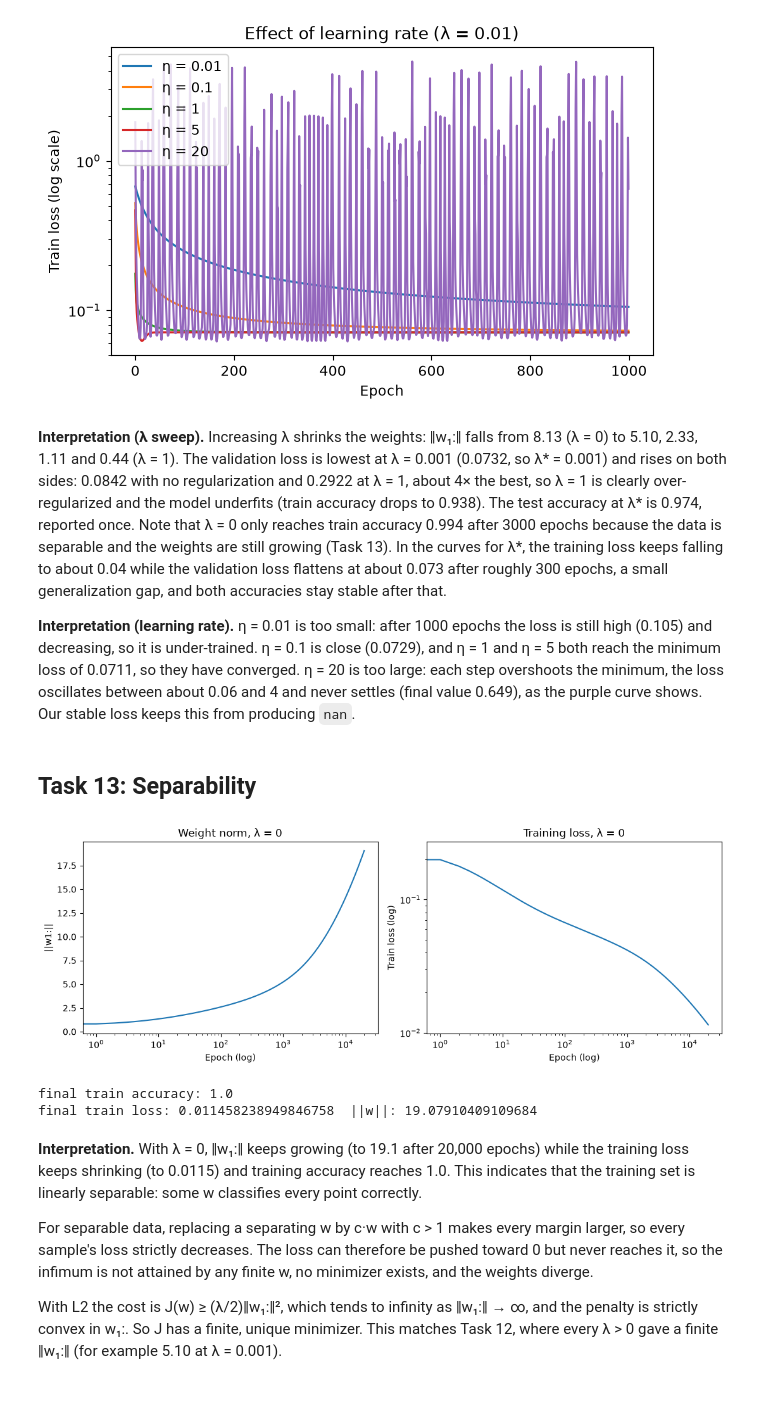
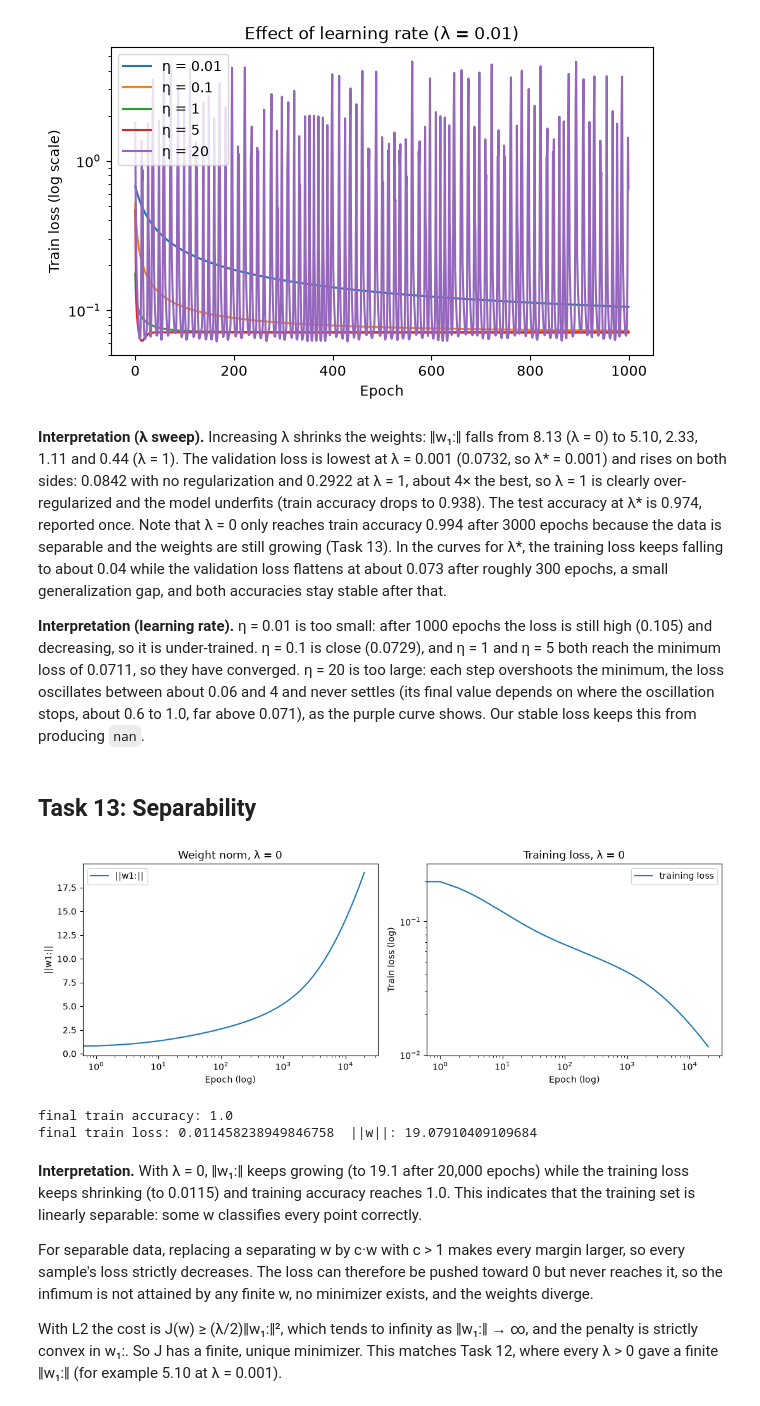
Before and after one commit to salmaselim77/intro-to-ml-assignment, a Jupyter notebook: assignment_2.ipynb, the cells around one changed output. Drawn from its saved outputs; the diff is of its cells as text; code cells hidden in the pictures.

```diff
--- a/assignment2.ipynb
+++ b/assignment_2.ipynb
@@ -448,7 +455,9 @@ def gradient_descent(X, y, eta, num_epochs, w_star):
         J_history[epoch] = compute_cost(X, y, w)
         dist_history[epoch] = np.linalg.norm(w - w_star) / np.linalg.norm(w_star)
 
-        if not np.isfinite(J_history[epoch]) or J_history[epoch] > 1e30: #diverged
+        if not np.isfinite(J_history[epoch]) or J_history[epoch] > 1e30:   # diverged
+            J_history[epoch + 1:] = np.inf
+            dist_history[epoch + 1:] = np.inf
             break
 
     return w, J_history, dist_history
@@ -540,7 +550,6 @@ for factor in [0.95, 1.05]:
     )
 
     if not np.isfinite(J_history[-1]) or J_history[-1] > 1e30:
-        J_history[epoch:] = np.inf; dist_history[epoch:] = np.inf
         print(f"eta = {eta:.4f}: Diverges")
     else:
         print(f"eta = {eta:.4f}: Converges")
@@ -1233,21 +1242,23 @@ test accuracy: 0.9736842105263158
 # %% [markdown]
 **Interpretation (λ sweep).** Increasing λ shrinks the weights: ‖w₁:‖ falls from 8.13 (λ = 0) to 5.10, 2.33, 1.11 and 0.44 (λ = 1). The validation loss is lowest at λ = 0.001 (0.0732, so λ* = 0.001) and rises on both sides: 0.0842 with no regularization and 0.2922 at λ = 1, about 4× the best, so λ = 1 is clearly over-regularized and the model underfits (train accuracy drops to 0.938). The test accuracy at λ* is 0.974, reported once. Note that λ = 0 only reaches train accuracy 0.994 after 3000 epochs because the data is separable and the weights are still growing (Task 13). In the curves for λ*, the training loss keeps falling to about 0.04 while the validation loss flattens at about 0.073 after roughly 300 epochs, a small generalization gap, and both accuracies stay stable after that.
 
-**Interpretation (learning rate).** η = 0.01 is too small: after 1000 epochs the loss is still high (0.105) and decreasing, so it is under-trained. η = 0.1 is close (0.0729), and η = 1 and η = 5 both reach the minimum loss of 0.0711, so they have converged. η = 20 is too large: each step overshoots the minimum, the loss oscillates between about 0.06 and 4 and never settles (final value 0.649), as the purple curve shows. Our stable loss keeps this from producing `nan`.
+**Interpretation (learning rate).** η = 0.01 is too small: after 1000 epochs the loss is still high (0.105) and decreasing, so it is under-trained. η = 0.1 is close (0.0729), and η = 1 and η = 5 both reach the minimum loss of 0.0711, so they have converged. η = 20 is too large: each step overshoots the minimum, the loss oscillates between about 0.06 and 4 and never settles (its final value depends on where the oscillation stops, about 0.6 to 1.0, far above 0.071), as the purple curve shows. Our stable loss keeps this from producing `nan`.
 # %% [markdown]
 ## Task 13: Separability
 # %%
 w, h = train_gd(Xtr, y_tr_bc, 0, 0.5, 20000)
 
 fig, ax = plt.subplots(1, 2, figsize=(11, 4))
-ax[0].semilogx(h["w_norm"]); ax[0].set(xlabel="Epoch (log)", ylabel="||w1:||", title="Weight norm, λ = 0")
-ax[1].loglog(h["train_loss"]); ax[1].set(xlabel="Epoch (log)", ylabel="Train loss (log)", title="Training loss, λ = 0")
+ax[0].semilogx(h["w_norm"], label="||w1:||")
+ax[0].set(xlabel="Epoch (log)", ylabel="||w1:||", title="Weight norm, λ = 0"); ax[0].legend()
+ax[1].loglog(h["train_loss"], label="training loss")
+ax[1].set(xlabel="Epoch (log)", ylabel="Train loss (log)", title="Training loss, λ = 0"); ax[1].legend()
 plt.tight_layout(); plt.show()
 
 print("final train accuracy:", h["train_accuracy"][-1])
 print("final train loss:", h["train_loss"][-1], " ||w||:", h["w_norm"][-1])
 # %% [output]
-[figure, old version]
+[figure, new version]
 final train accuracy: 1.0
 final train loss: 0.011458238949846758  ||w||: 19.07910409109684
 # %% [markdown]
```
Also changed, not shown: parts of 28 cells of this notebook.
